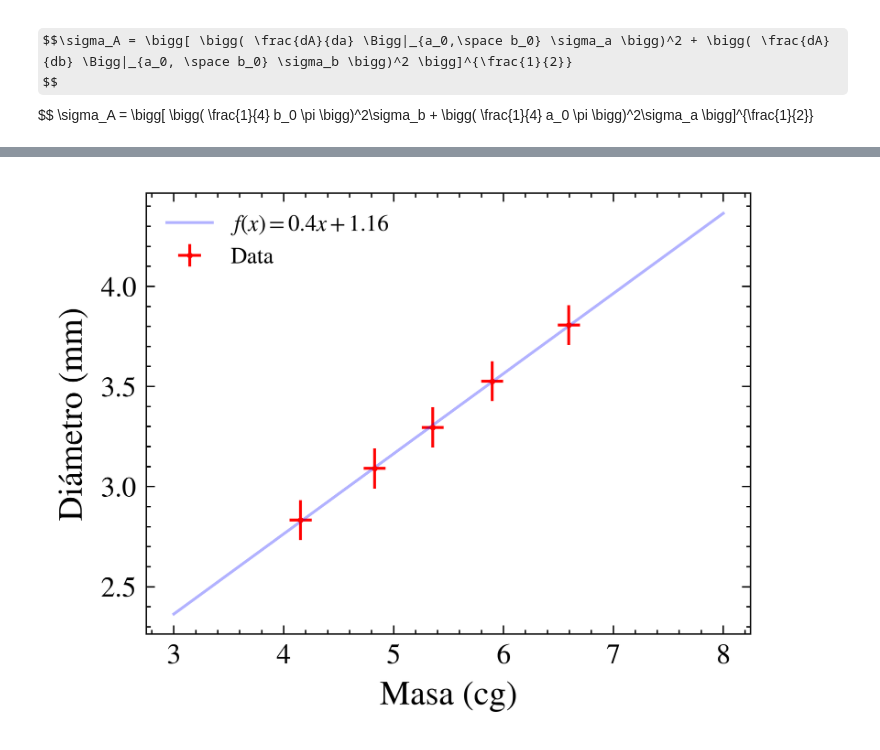
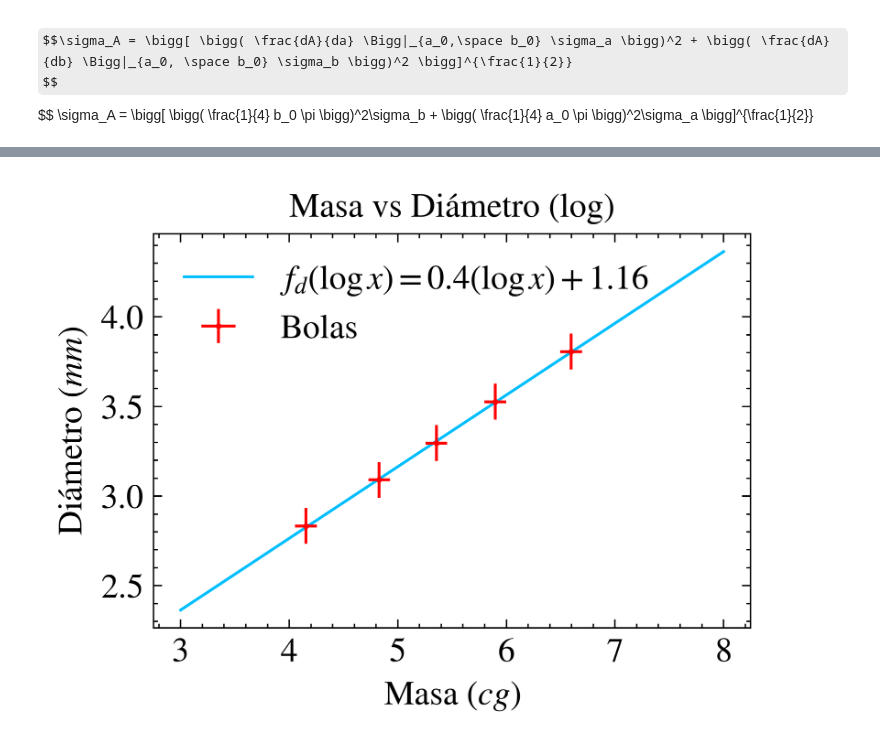
Before and after one commit to ignaschuemer7/Labo_I-Fisica_I, a Jupyter notebook: stats.ipynb, the cells around one changed output, grey strips where cells are left out. Saved outputs shown, nothing was run; the diff lists cells and outputs as text; code cells hidden in the pictures; some formulas as TeX source.

```diff
--- a/stats.ipynb
+++ b/stats.ipynb
@@ -299,21 +320,28 @@ plt.show()
 # %%
 #hacemos lo mismo pero con el log de los datos
 logmass = np.log(balls['mass']*100)
 logdiameter = np.log(balls['diameter'])
 logdiam = 0.1
-plt.errorbar(logmass, logdiameter, xerr=0.1, yerr=logdiam, fmt='o', label='Data', ms=diameter_points, color='red')
+plt.errorbar(logmass, logdiameter, xerr=0.1, yerr=logdiam, fmt='o', label='Bolas', ms=diameter_points, color='red')
 xfit = np.linspace(3, 8, 10)
 poptl, pcovl = curve_fit(linear, logmass, logdiameter)
-plt.plot(xfit, linear(xfit, *poptl), label=f'$f(x)={round(poptl[0], 2)}x + {round(poptl[1], 2)}$', color='blue', alpha=0.3)
+plt.plot(xfit, linear(xfit, *poptl), label=f'$f_d(\log{{x}})={round(poptl[0], 2)}(\log{{x}}) + {round(poptl[1], 2)}$', color='deepskyblue', zorder=-1)
 # plt.xscale('log')
 # plt.yscale('log')
-plt.xlabel('Masa (cg)')
-plt.ylabel('Diámetro (mm)')
+plt.xlabel(f'Masa $(cg)$')
+plt.ylabel(f'Diámetro $(mm)$')
+plt.title(f'Masa vs Diámetro (log)')
+plt.legend(fontsize=12)
+plt.xticks(fontsize=12)
+plt.yticks(fontsize=12)
+
+# show more ticks
+
+
 #ajustar las divisiones de ambos ejes
 
 #save the figure in format pdf
-plt.legend(fontsize=8)
 plt.savefig('MvsDloglog.pdf', format='pdf')
 plt.show()
 # %% [output]
-[figure, old version]
+[figure, new version]
```
Also changed, not shown: parts of 6 cells of this notebook, 17 other files.
